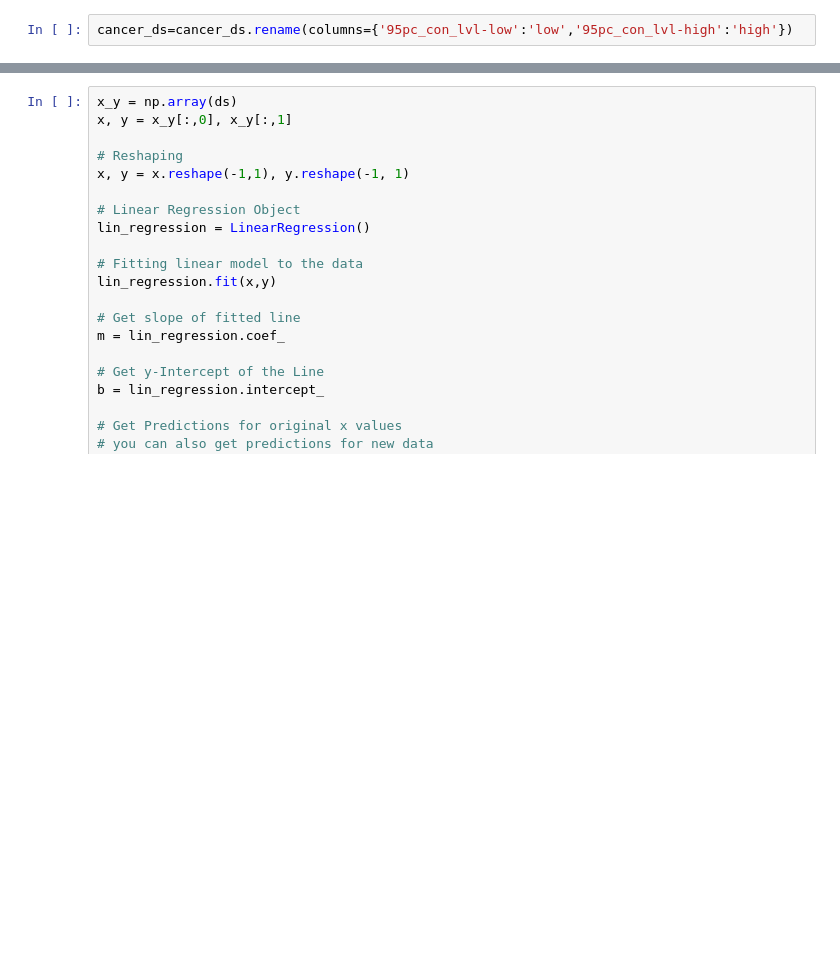
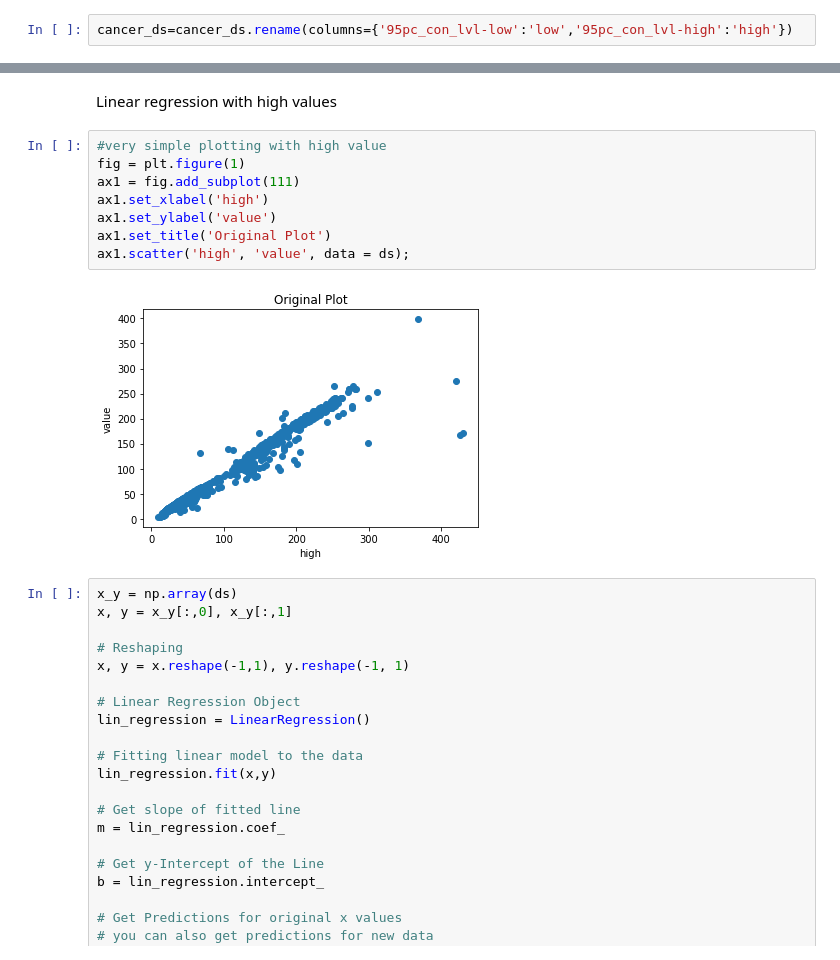
Before and after one commit to bchi-coursework/data-analysis, a Jupyter notebook: cancer.ipynb, the cells around one changed output, grey strips where cells are left out. Saved outputs shown, nothing was run; the diff lists cells and outputs as text; blank space fills up the shorter version.

```diff
--- a/cancer.ipynb
+++ b/cancer.ipynb
@@ -186,6 +183,18 @@ ax1.set_title('Original Plot')
 ax1.scatter('low', 'value', data = ds);
 # %% [output]
 [figure]
+# %% [markdown]
+Linear regression with high values
+# %%
+#very simple plotting with high value
+fig = plt.figure(1)
+ax1 = fig.add_subplot(111)
+ax1.set_xlabel('high')
+ax1.set_ylabel('value')
+ax1.set_title('Original Plot')
+ax1.scatter('high', 'value', data = ds);
+# %% [output]
+[figure, added]
 # %%
 x_y = np.array(ds)
 x, y = x_y[:,0], x_y[:,1]
```
Also changed, not shown: parts of 3 cells of this notebook, 6 other files.
